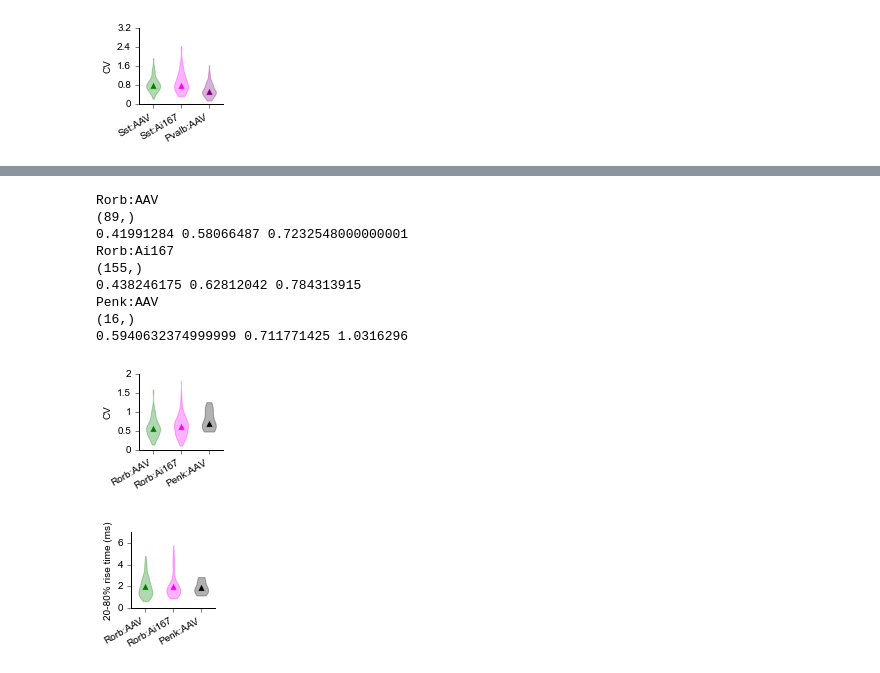
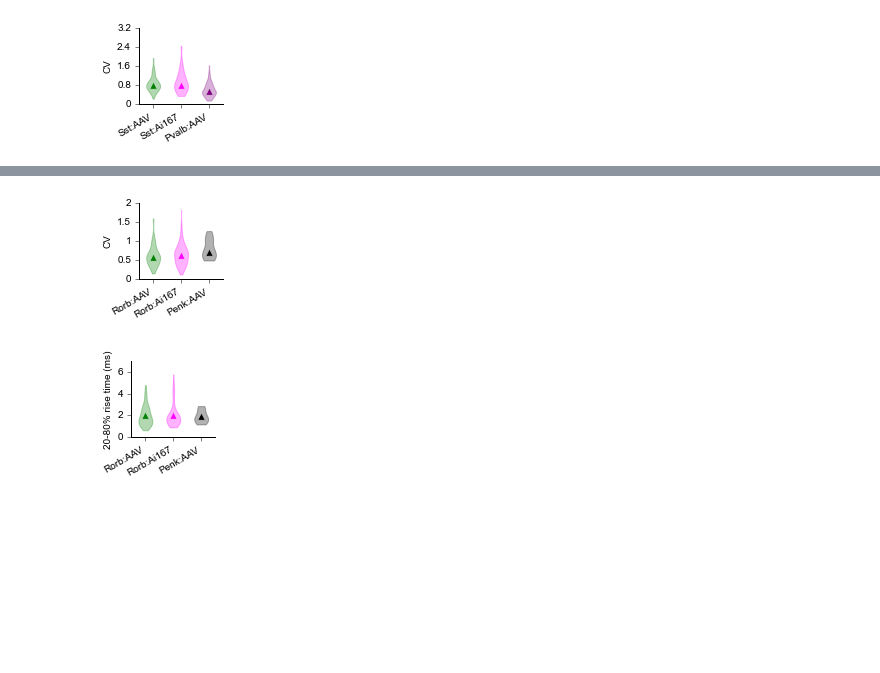
Before and after one commit to travis-open/twop_opto_data, a Jupyter notebook: PSP_properties.ipynb, the cells around one changed output, grey strips where cells are left out. Saved outputs shown, nothing was run; the diff lists cells and outputs as text; code cells hidden in the pictures; blank space fills up the shorter version.

```diff
--- a/PSP_properties.ipynb
+++ b/PSP_properties.ipynb
@@ -19,8 +19,4 @@ plt.rcParams.update({
     'font.family': 'sans-serif'
 })
 # %%
-full_df=pd.read_csv('20210415_full_df.csv')
+full_df=pd.read_csv('data/full_df.csv')
-# %%
-intKclusters=pd.read_csv('interneuron_Kclusters_1203.csv')
-full_df = pd.merge(full_df, intKclusters,  how='left', left_on=['exp_id','headstage'], right_on = ['experiment','headstage'])
-full_df.Kcluster.unique()
@@ -70,6 +62,16 @@ Sst_ET=Sst_L5pyr[Sst_L5pyr.sag>0.15]
 Sst_L23fsi=Sst[(Sst.Kcluster==1) & (Sst.post_layer==2)]
 Pvalb_L23pyr=PvalbKv[(PvalbKv.post_class=='pyramidal') & (PvalbKv.post_layer==2)]
 Pvalb_Pvalb=PvalbKv[(PvalbKv.Kcluster==1) & (PvalbKv.post_layer==2)]
+# %%
+def dress_up(ax,tick_n=4):
+    ax.spines['right'].set_visible(False)
+    ax.spines['top'].set_visible(False)
+    ax.yaxis.set_ticks_position('left')
+    ax.xaxis.set_ticks_position('bottom')
+    ax.yaxis.set_tick_params(size=tick_size,labelsize=fs, direction='out')
+    ax.xaxis.set_tick_params(size=tick_size,labelsize=fs, direction='out')
+    ax.yaxis.set_major_formatter(FormatStrFormatter('%g'))
+    ax.yaxis.set_major_locator(plt.MaxNLocator(tick_n))
 # %%
 s=15
 tick_size=4
@@ -108,18 +110,10 @@ for pc in violin_parts['bodies']:
     pc.set_edgecolor(color)
 
     i+=1
-ax.spines['right'].set_visible(False)
-ax.spines['top'].set_visible(False)
-ax.yaxis.set_ticks_position('left')
-ax.xaxis.set_ticks_position('bottom')
-ax.yaxis.set_tick_params(size=tick_size,labelsize=fs, direction='out')
-ax.xaxis.set_tick_params(size=tick_size,labelsize=fs, direction='out')
-ax.yaxis.set_major_formatter(FormatStrFormatter('%g'))
-ax.yaxis.set_major_locator(plt.MaxNLocator(4))
 
+    dress_up(ax)
 plt.xticks(range(1,len(df_list)+1), tick_labels, rotation='vertical')
 plt.yticks([-2,-1,0,1],['0.01','0.1','1','10'])
-
 plt.ylim([-2.2,0.5])
 plt.ylabel('IPSP amplitude (mV)')
 fig.set_figheight(1.5)
@@ -369,59 +338,37 @@ fig, ax = plt.subplots()
 master_dists=[]
 for i in range(len(df_list)):
     df=df_list[i]
     df=df[df.cnx=='excitatory']
     df=df.dropna(subset=['CV'])
     y=np.array(df.CV)
-    print tick_labels[i]
-    print np.shape(y)
-
     x=np.random.normal(i,0.1, size=len(y))
     master_dists.append(y)
     mark=markers[i]
     color=colors[i]
     quartile1, median, quartile3 = np.percentile(y, [25, 50, 75])
-    print quartile1, median, quartile3
-    #ax.scatter(x, y, edgecolor=color, alpha=0.5,marker=mark,facecolor='none',s=s)
     ax.scatter(i+1,np.median(y),facecolor=color,marker=mark,s=s*4,edgecolor='white')
 
 violin_parts=ax.violinplot(master_dists,showmeans=False, showmedians=False,
         showextrema=False,points=1000)
 
 i=0
 for pc in violin_parts['bodies']:
     mark=markers[i]
     color=colors[i]
     pc.set_facecolor(color)
     pc.set_edgecolor(color)
 
     i+=1
 plt.xticks(range(1,len(df_list)+1), tick_labels, rotation='vertical')
-#plt.yticks([-3,-2,-1,0,1],['0.001','0.01','0.1','1','10'])
-#plt.yscale('log')
-#plt.ylim([-2,1])
-ax.spines['right'].set_visible(False)
-ax.spines['top'].set_visible(False)
-ax.yaxis.set_ticks_position('left')
-ax.xaxis.set_ticks_position('bottom')
-ax.yaxis.set_tick_params(size=tick_size,labelsize=fs, direction='out')
-ax.xaxis.set_tick_params(size=tick_size,labelsize=fs, direction='out')
-ax.yaxis.set_major_formatter(FormatStrFormatter('%g'))
+
+dress_up(ax)
 plt.ylabel('CV')
 fig.set_figheight(1.5)
 fig.set_figwidth(1.5)
 fig.autofmt_xdate()
-plt.savefig('Rorb_Ai_v_AAV_CV.svg')
+#plt.savefig('Rorb_Ai_v_AAV_CV.svg')
 # %% [output]
-Rorb:AAV
-(89,)
-0.41991284 0.58066487 0.7232548000000001
-Rorb:Ai167
-(155,)
-0.438246175 0.62812042 0.784313915
-Penk:AAV
-(16,)
-0.5940632374999999 0.711771425 1.0316296
-[figure, old version]
+[figure, new version]
 # %%
 s=15
 fs=10
```
Also changed, not shown: parts of 24 cells of this notebook, 4 other files.
